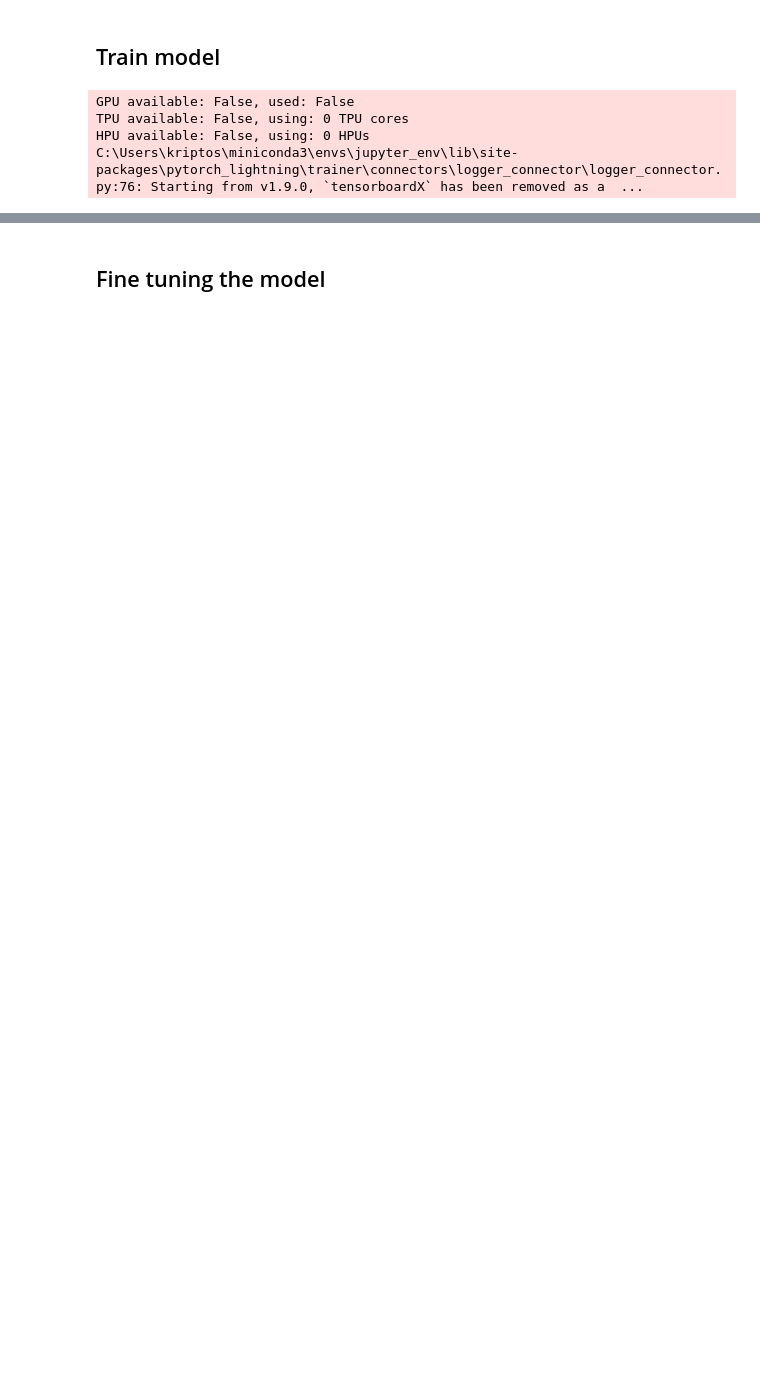
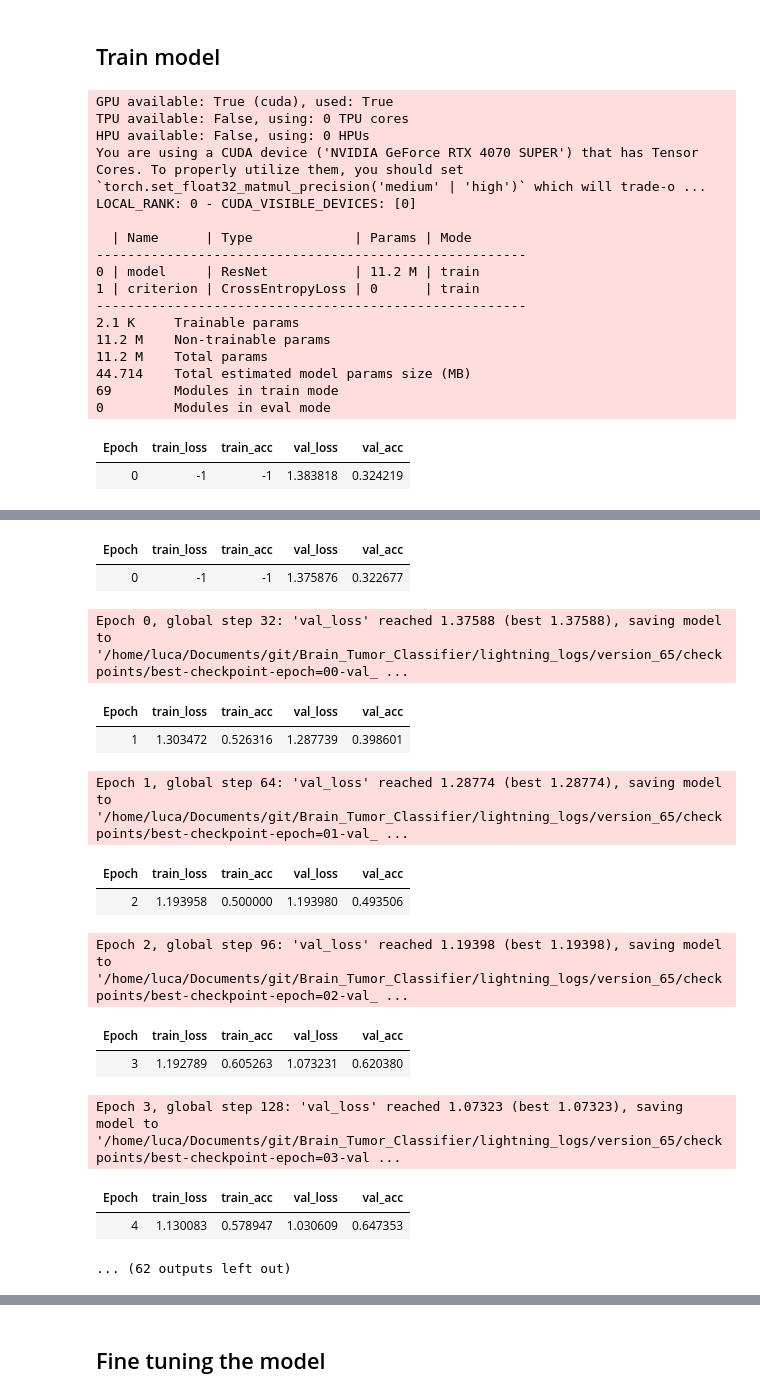
Before and after one commit to Ultimi-Sumiti/Brain_Tumor_Classifier, a Jupyter notebook: train_model_v1.ipynb, the cells around one changed output, grey strips where cells are left out. Drawn from its saved outputs; the diff is of its cells as text; code cells hidden in the pictures; blank space fills up the shorter version.

```diff
--- a/train_model_v1.ipynb
+++ b/train_model_v1.ipynb
@@ -70,34 +89,54 @@ model = ResNetFineTuner(num_classes=4, lr=1e-4, freeze_backbone=True)
 # Define the loss tracker callback.
 loss_tracker = LossTracker()
 
 # Define the early stopping callback.
 early_stopping = EarlyStopping(
     monitor="val_loss",
     mode="min",
     patience=5
 )
 
 # Define the checkpoint callback.
 # (Used to save the model with the lowest
 # validation loss).
 checkpoint_callback = ModelCheckpoint(
     monitor="val_loss",
     mode="min",
     save_top_k=1,
     filename="best-checkpoint-{epoch:02d}-{val_loss:.2f}",
     verbose=True
 )
 
 # Define the trainer.
 trainer = L.Trainer(
     accelerator="auto",
     devices=1,
-    max_epochs=10,
+    max_epochs=EPOCHS,
     callbacks=[loss_tracker, early_stopping, checkpoint_callback],
-    enable_progress_bar=False
+    enable_progress_bar=False,
 )
+
+# Train model.
+trainer.fit(model, brisc_dm)
+# Plot losses.
+loss_tracker.plot()
 # %% [output]
-GPU available: False, used: False
+GPU available: True (cuda), used: True
 TPU available: False, using: 0 TPU cores
 HPU available: False, using: 0 HPUs
-C:\Users\kriptos\miniconda3\envs\jupyter_env\lib\site-packages\pytorch_lightning\trainer\connectors\logger_connector\logger_connector.py:76: Starting from v1.9.0, `tensorboardX` has been removed as a  ...
+You are using a CUDA device ('NVIDIA GeForce RTX 4070 SUPER') that has Tensor Cores. To properly utilize them, you should set `torch.set_float32_matmul_precision('medium' | 'high')` which will trade-o ...
+LOCAL_RANK: 0 - CUDA_VISIBLE_DEVICES: [0]
+
+  | Name      | Type             | Params | Mode
+-------------------------------------------------------
+0 | model     | ResNet           | 11.2 M | train
+1 | criterion | CrossEntropyLoss | 0      | train
+-------------------------------------------------------
+2.1 K     Trainable params
+11.2 M    Non-trainable params
+11.2 M    Total params
+44.714    Total estimated model params size (MB)
+69        Modules in train mode
+0         Modules in eval mode
+| Epoch | train_loss | train_acc | val_loss | val_acc |
+| 0 | -1 | -1 | 1.383818 | 0.324219 |
@@ -103,0 +144,15 @@ C:\Users\kriptos\miniconda3\envs\jupyter_env\lib\site-packages\pytorch_lightning
+| Epoch | train_loss | train_acc | val_loss | val_acc |
+| 0 | -1 | -1 | 1.375876 | 0.322677 |
+Epoch 0, global step 32: 'val_loss' reached 1.37588 (best 1.37588), saving model to '/home/luca/Documents/git/Brain_Tumor_Classifier/lightning_logs/version_65/checkpoints/best-checkpoint-epoch=00-val_ ...
+| Epoch | train_loss | train_acc | val_loss | val_acc |
+| 1 | 1.303472 | 0.526316 | 1.287739 | 0.398601 |
+Epoch 1, global step 64: 'val_loss' reached 1.28774 (best 1.28774), saving model to '/home/luca/Documents/git/Brain_Tumor_Classifier/lightning_logs/version_65/checkpoints/best-checkpoint-epoch=01-val_ ...
+| Epoch | train_loss | train_acc | val_loss | val_acc |
+| 2 | 1.193958 | 0.500000 | 1.193980 | 0.493506 |
+Epoch 2, global step 96: 'val_loss' reached 1.19398 (best 1.19398), saving model to '/home/luca/Documents/git/Brain_Tumor_Classifier/lightning_logs/version_65/checkpoints/best-checkpoint-epoch=02-val_ ...
+| Epoch | train_loss | train_acc | val_loss | val_acc |
+| 3 | 1.192789 | 0.605263 | 1.073231 | 0.620380 |
+Epoch 3, global step 128: 'val_loss' reached 1.07323 (best 1.07323), saving model to '/home/luca/Documents/git/Brain_Tumor_Classifier/lightning_logs/version_65/checkpoints/best-checkpoint-epoch=03-val ...
+| Epoch | train_loss | train_acc | val_loss | val_acc |
+| 4 | 1.130083 | 0.578947 | 1.030609 | 0.647353 |
+... (62 outputs left out)
```
Also changed, not shown: parts of 13 cells of this notebook.
